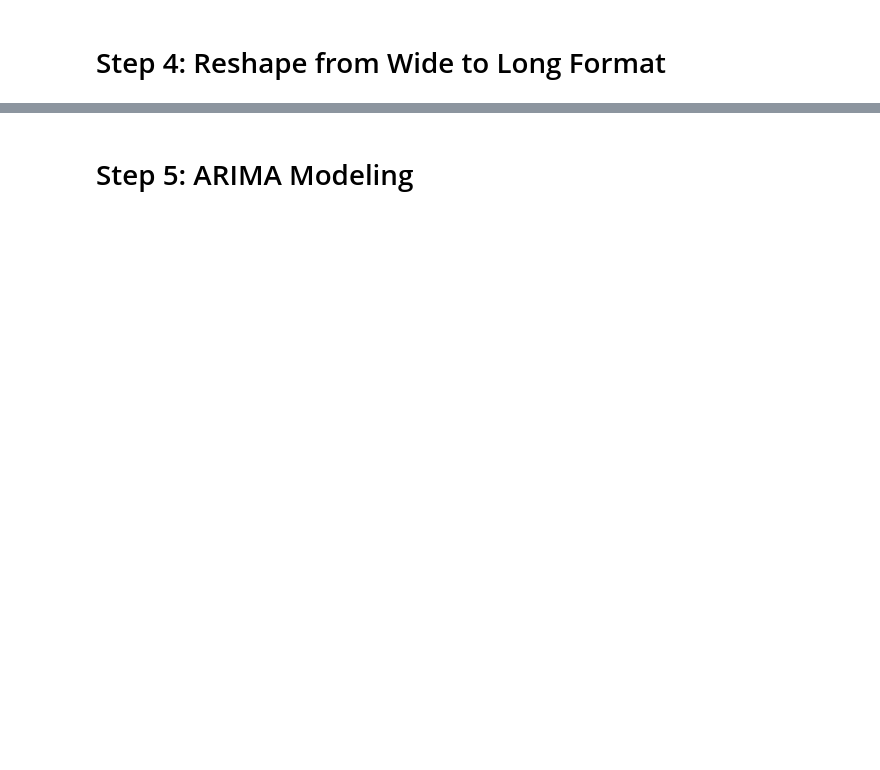
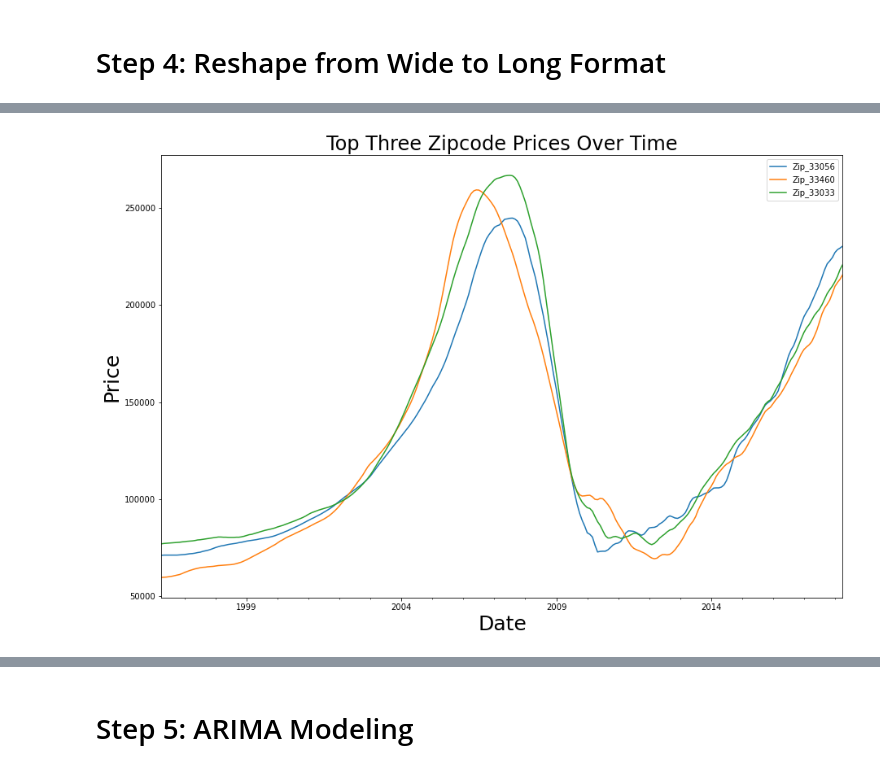
Before and after one commit to learn-co-curriculum/dsc-phase-4-choosing-a-dataset, a Jupyter notebook: time-series/starter_notebook.ipynb, the cells around one changed output, grey strips where cells are left out. Saved outputs shown, nothing was run; the diff lists cells and outputs as text; code cells hidden in the pictures; blank space fills up the shorter version.

```diff
--- a/time-series/starter_notebook.ipynb
+++ b/time-series/starter_notebook.ipynb
@@ -346,0 +468,4 @@ pandas.core.frame.DataFrame
+# %%
+Zip_33056 = Top_3[:1]
+Zip_33460 = Top_3[2:3]
+Zip_33033 = Top_3[1:2]
@@ -977,0 +480,20 @@ df_tx_top_10_perc_3yr.head(15)
+# %%
+def melt_data(dfs):
+    """
+    Takes the zillow_data dataset in wide form or a subset of the zillow_dataset.
+    Returns a long-form datetime dataframe
+    with the datetime column names as the index and the values as the 'values' column.
+
+    If more than one row is passes in the wide-form dataset, the values column
+    will be the mean of the values from the datetime columns in all of the rows.
+    """
+    melted_list = []
+    for df in dfs:
+        melted = pd.melt(df, id_vars=['Zipcode', 'City', 'State', 'latitude', 'longitude', 'irs_estimated_population', '3_yr_ROI', '5_yr_ROI', '10_yr_ROI' , 'avg_3_yr_ROI','avg_5_yr_ROI','avg_10_yr_ROI'], var_name='Date')
+        melted['Date'] = pd.to_datetime(melted['Date'], infer_datetime_format=True)
+        melted = melted.dropna(subset=['value'])
+        melted_list.append(melted.groupby('Date').aggregate({'value':'mean'}))
+    return melted_list
+# %%
+zips_to_melt = [Zip_33056,Zip_33460,Zip_33033]
+zip_33056_melted,zip_33460_melted,zip_33033_melted = melt_data(zips_to_melt)
@@ -977,0 +519,4 @@ df_tx_top_10_perc_3yr.head(15)
+# %%
+all_Zip_Melted = pd.concat([zip_33056_melted,zip_33460_melted,zip_33033_melted], axis=1)
+all_Zip_Melted.columns = ['Zip_33056','Zip_33460','Zip_33033']
+all_Zip_Melted
@@ -977,0 +557,11 @@ df_tx_top_10_perc_3yr.head(15)
+# %%
+#visualize data
+all_Zip_Melted.plot( figsize = (15,10), subplots=False, legend=True)
+plt.title('Top Three Zipcode Prices Over Time', size=24)
+plt.legend(loc='best')
+plt.xlabel('Date', size=25)
+#plt.xticks(rotation='horizontal', size=14)
+plt.ylabel('Price', size=25)
+plt.rcParams.update({'font.size': 10});
+# %% [output]
+[figure, added]
```
Also changed, not shown: parts of 172 cells of this notebook.
